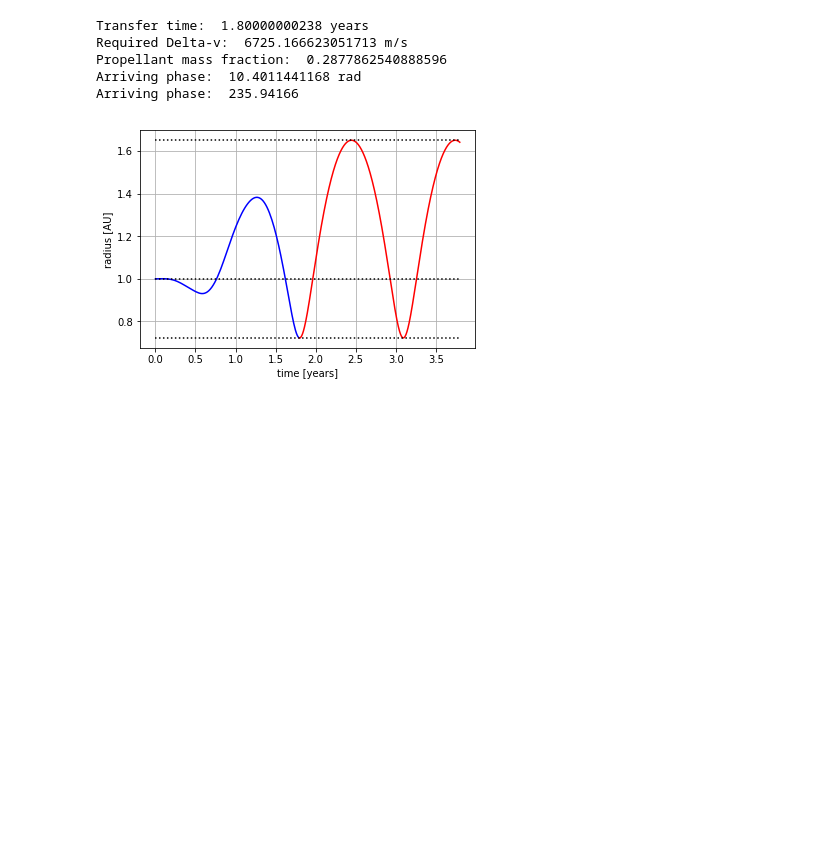
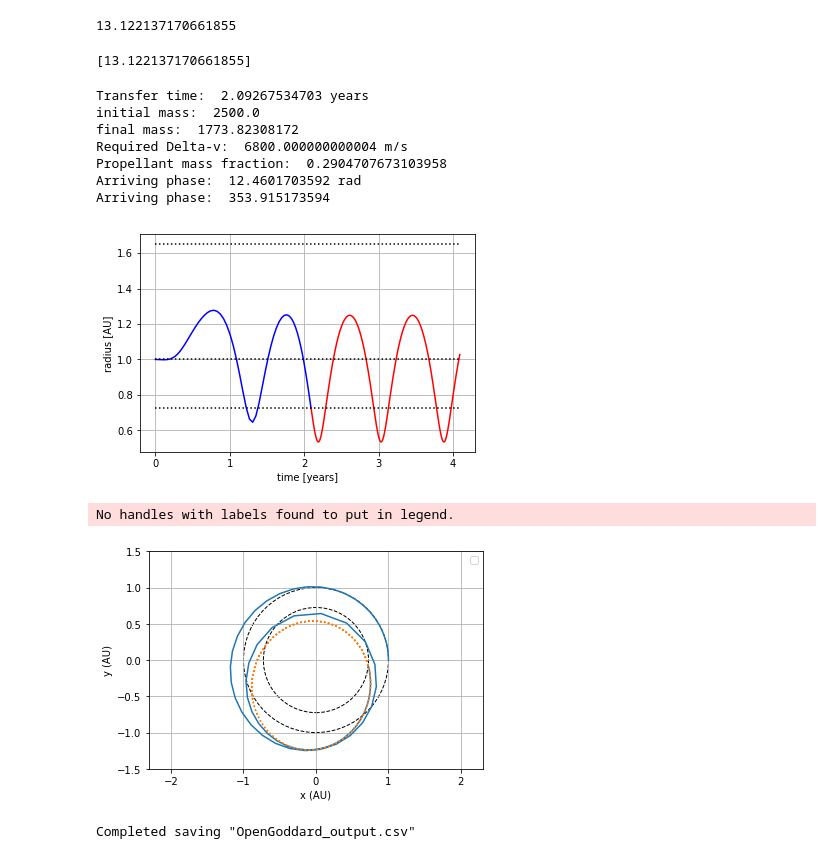
Before and after one commit to iamxanadu/GMAT-SaturnIcyMoonExplorer, a Jupyter notebook: Final_venus_descent_solver-with_theta_and_mass_andC3.ipynb, the cells around one changed output. Cells and saved outputs as stored; diff of their text form; code cells hidden in the pictures; blank space fills up the shorter version.

```diff
--- a/Final_venus_descent_solver-with_theta_and_mass_andC3.ipynb
+++ b/Final_venus_descent_solver-with_theta_and_mass_andC3.ipynb
@@ -186,11 +204,11 @@ plt.ion()
 obj = Orbiter()
 
 
-time_init = [0.0, 1.8*obj.year/obj.tref]
-n = [75]
+time_init = [0.0, 1.7*obj.year/obj.tref]
+n = [150]
 num_states = [5]
 num_controls = [2]
-max_iteration = 7
+max_iteration = 5
 
 flag_savefig = False
 
@@ -215,7 +233,7 @@ Tt_init = Guess.linear(prob.time_all_section, obj.T_max, obj.T_max)
 
 
 #set guesses
-if 1:
+if 0:
     prob.set_states_all_section(0, r_init)
     prob.set_states_all_section(1, vr_init)
     prob.set_states_all_section(2, vt_init)
@@ -459,3 +501,11 @@ th[-1]*180/pi
+# %%
+time[-1]
+# %% [output]
+13.122137170661855
+# %%
+prob.time_final_all_section()
+# %% [output]
+[13.122137170661855]
 # %%
 #determine how long the transfer will take
 final_time = time[-1]
@@ -463,7 +513,8 @@ d_final_time = final_time*obj.tref
 year = 3.154*10**7 #seconds
 
 print("Transfer time: ",d_final_time/year, "years")
-
+print('initial mass: ', m[0])
+print('final mass: ',m[-1])
 #determine delta v and mass fraction
 d_delv=obj.d_c * (log(m[0]/m[-1]))
 print("Required Delta-v: ", d_delv, "m/s")
@@ -474,11 +525,13 @@ print("Propellant mass fraction: ", mpm0)
 print("Arriving phase: ", th[-1], "rad")
 print("Arriving phase: ", 360*((th[-1]/(2*pi))%1))
 # %% [output]
-Transfer time:  1.80000000238 years
-Required Delta-v:  6725.166623051713 m/s
-Propellant mass fraction:  0.2877862540888596
-Arriving phase:  10.4011441168 rad
-Arriving phase:  235.94166
+Transfer time:  2.09267534703 years
+initial mass:  2500.0
+final mass:  1773.82308172
+Required Delta-v:  6800.000000000004 m/s
+Propellant mass fraction:  0.2904707673103958
+Arriving phase:  12.4601703592 rad
+Arriving phase:  353.915173594
 # %%
 #integrate the dynamics from the end point
 
@@ -488,37 +541,64 @@ def passiveDynamics(x,t):
     r = x[0]
     vr = x[1]
     vt = x[2]
+    th = x[3]
 
-    dx = [0,0,0]
+    dx = [0,0,0,0]
     dx[0] = vr
     dx[1] = vt**2 / r - 1 / r**2
     dx[2] = - vr * vt / r
+    dx[3] = vt / r
 
     return dx
 
 #integrate using odeint
 t_passive = np.linspace(final_time,final_time+2*year/obj.tref,10000)
-x_passive = odeint(passiveDynamics,[r[-1],vr[-1],vt[-1]],t_passive)
+x_passive = odeint(passiveDynamics,[r[-1],vr[-1],vt[-1],th[-1]],t_passive)
 
 #extract the radial position
 r_passive = x_passive[:,0]
+th_passive = x_passive[:,3]
 
 
 #plot the final solution
 plt.figure()
 plt.plot(time*obj.tref/year, r,'b')
 plt.plot(t_passive*obj.tref/year, r_passive,'r')
 plt.plot([0,final_time*obj.tref/year + 2],[obj.r0,obj.r0],'k:')
 plt.plot([0,final_time*obj.tref/year + 2],[obj.rf,obj.rf],'k:')
 plt.plot([0,final_time*obj.tref/year + 2],[obj.d_final_apogee/obj.lref,obj.d_final_apogee/obj.lref],'k:')
 plt.grid()
 plt.xlabel("time [years]")
 plt.ylabel("radius [AU]")
 
 plt.show()
+
+
+fig = plt.figure()
+# plt.plot(r*np.cos(theta), r*np.sin(theta))
+plt.plot(r*np.cos(th), r*np.sin(th))
+plt.plot(r_passive*np.cos(th_passive),r_passive*np.sin(th_passive),ls=':')
+ax = fig.add_subplot(111)
+circle0 = plt.Circle((0.0, 0.0), obj.r0, ls="--", fill=False, fc='none')
+circlef = plt.Circle((0.0, 0.0), obj.rf, ls="--", fill=False, fc='none')
+ax.add_patch(circle0)
+ax.add_patch(circlef)
+plt.grid()
+plt.axis('equal')
+plt.ylim((-1.5*max(obj.r0,obj.rf),1.5*max(obj.r0,obj.rf)))
+plt.xlim((-1.5*max(obj.r0,obj.rf),1.5*max(obj.r0,obj.rf)))
+plt.xlabel('x (AU)')
+plt.ylabel('y (AU)')
+plt.legend(loc="best")
+
+plt.show()
 # %% [output]
-[figure, old version]
+[figure, new version]
+No handles with labels found to put in legend.
+[figure, added]
 # %%
-if 0:
+if 1:
     prob.to_csv();
+# %% [output]
+Completed saving "OpenGoddard_output.csv"
 # %%
```
Also changed, not shown: parts of 18 cells of this notebook, 28 other files.
